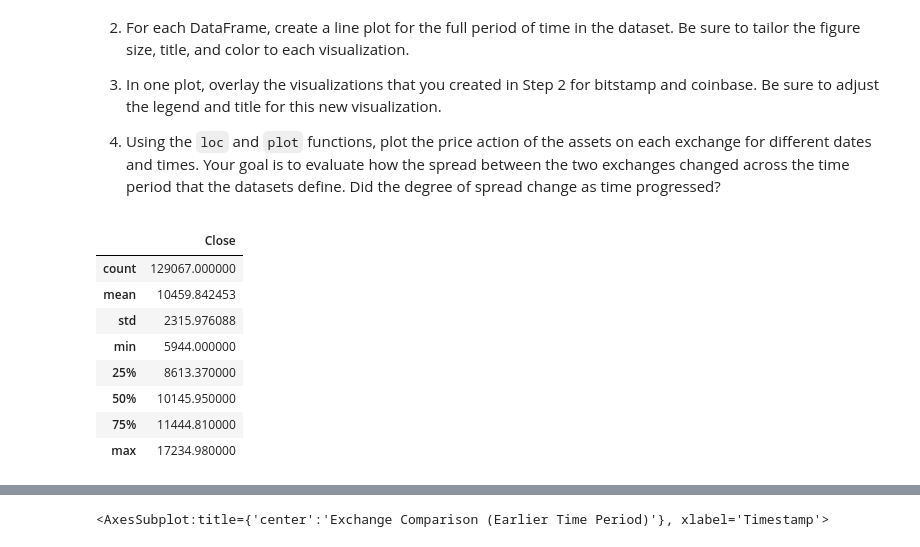
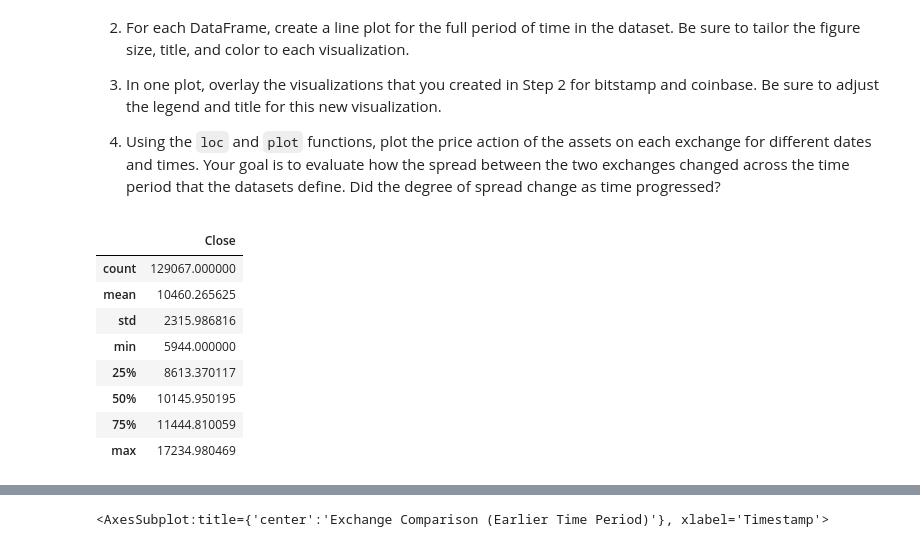
Before and after one commit to yv-i/Starter_Code, a Jupyter notebook: crypto_arbitrage.ipynb, the cells around one changed output, grey strips where cells are left out. Saved outputs shown, nothing was run; the diff lists cells and outputs as text; code cells hidden in the pictures.

```diff
--- a/crypto_arbitrage.ipynb
+++ b/crypto_arbitrage.ipynb
@@ -327,16 +313,17 @@ Sort through the time series data associated with the bitstamp and coinbase Data
 # %%
 # Generate the summary statistics for the bitstamp DataFrame
 # YOUR CODE HERE
+bitstamp_sliced.describe()
 # %% [output]
 |  | Close |
 | count | 129067.000000 |
-| mean | 10459.842453 |
-| std | 2315.976088 |
+| mean | 10460.265625 |
+| std | 2315.986816 |
 | min | 5944.000000 |
-| 25% | 8613.370000 |
-| 50% | 10145.950000 |
-| 75% | 11444.810000 |
-| max | 17234.980000 |
+| 25% | 8613.370117 |
+| 50% | 10145.950195 |
+| 75% | 11444.810059 |
+| max | 17234.980469 |
 # %%
 # Generate the summary statistics for the coinbase DataFrame
 # YOUR CODE HERE
```
Also changed, not shown: parts of 7 cells of this notebook.
